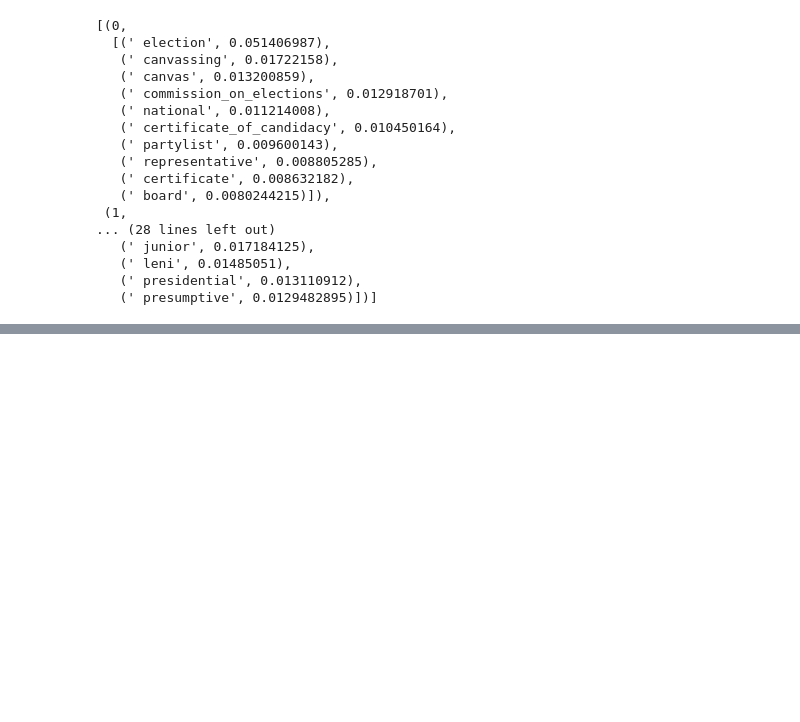
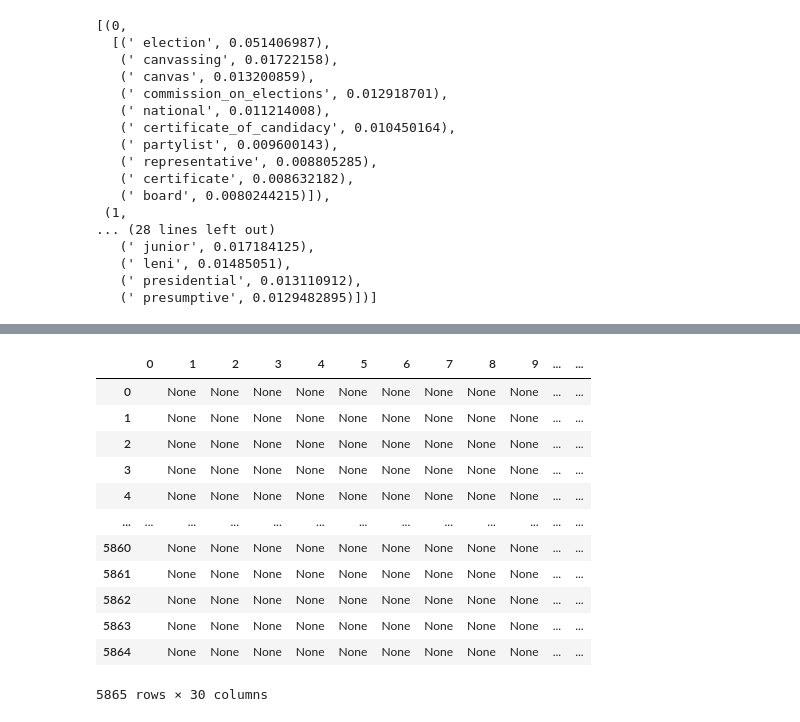
Before and after one commit to julscast/Thesis_2, a Jupyter notebook: PostElection.ipynb, the cells around one changed output, grey strips where cells are left out. Saved outputs shown, nothing was run; the diff lists cells and outputs as text; code cells hidden in the pictures; blank space fills up the shorter version.

Commit message:
Second Version of Emoji Sentiment Analysis

```diff
--- a/PostElection.ipynb
+++ b/PostElection.ipynb
@@ -770,0 +777,2 @@ plt.show()
+# %%
+emojies_df = dataset["Emoji"]
@@ -770,0 +797,6 @@ plt.show()
+# %%
+#Remove whitespaces & extra commas from main emoji column to prepare for split
+emojies_df = emojies_df.str.strip('')
+emojies_df = emojies_df.str.strip(' ')
+emojies_df = emojies_df.str.strip(',')
+emojies_df
@@ -770,0 +816,17 @@ plt.show()
+# %%
+emojies_df = emojies_df.str.split(",",expand=True)
+emojies_df
+# %% [output]
+|  | 0 | 1 | 2 | 3 | 4 | 5 | 6 | 7 | 8 | 9 | ... | ... |
+| 0 |  | None | None | None | None | None | None | None | None | None | ... | ... |
+| 1 |  | None | None | None | None | None | None | None | None | None | ... | ... |
+| 2 |  | None | None | None | None | None | None | None | None | None | ... | ... |
+| 3 |  | None | None | None | None | None | None | None | None | None | ... | ... |
+| 4 |  | None | None | None | None | None | None | None | None | None | ... | ... |
+| ... | ... | ... | ... | ... | ... | ... | ... | ... | ... | ... | ... | ... |
+| 5860 |  | None | None | None | None | None | None | None | None | None | ... | ... |
+| 5861 |  | None | None | None | None | None | None | None | None | None | ... | ... |
+| 5862 |  | None | None | None | None | None | None | None | None | None | ... | ... |
+| 5863 |  | None | None | None | None | None | None | None | None | None | ... | ... |
+| 5864 |  | None | None | None | None | None | None | None | None | None | ... | ... |
+5865 rows × 30 columns
```
Also changed, not shown: parts of 16 cells of this notebook.
